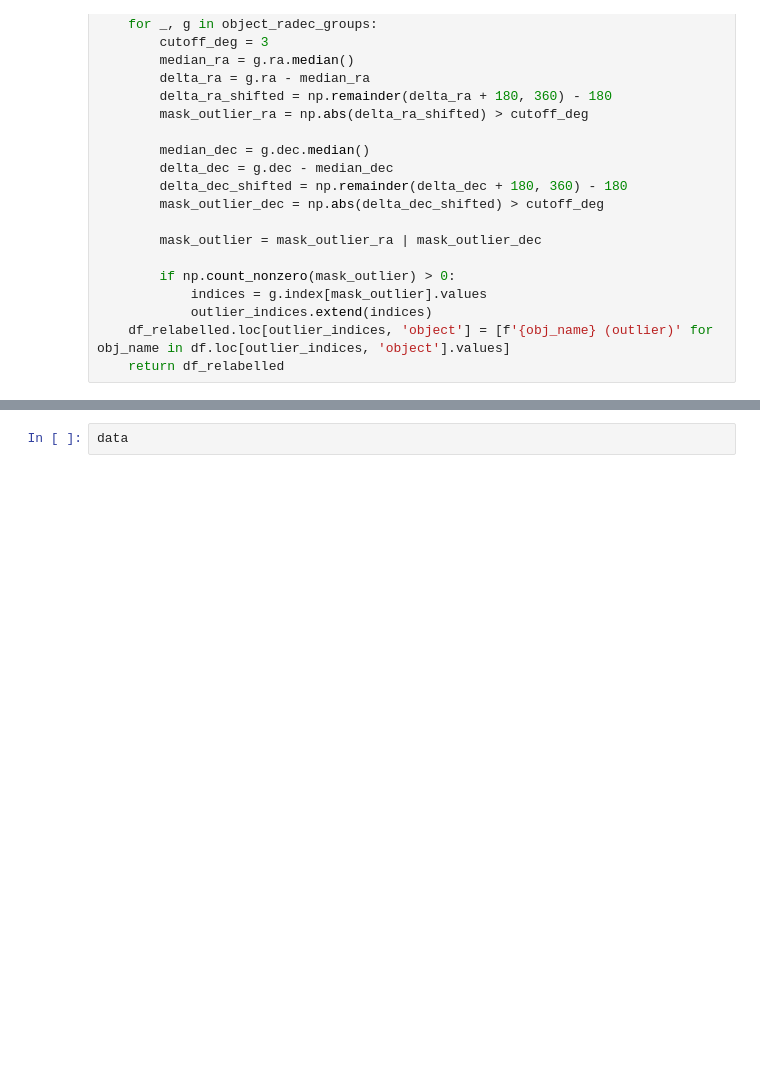
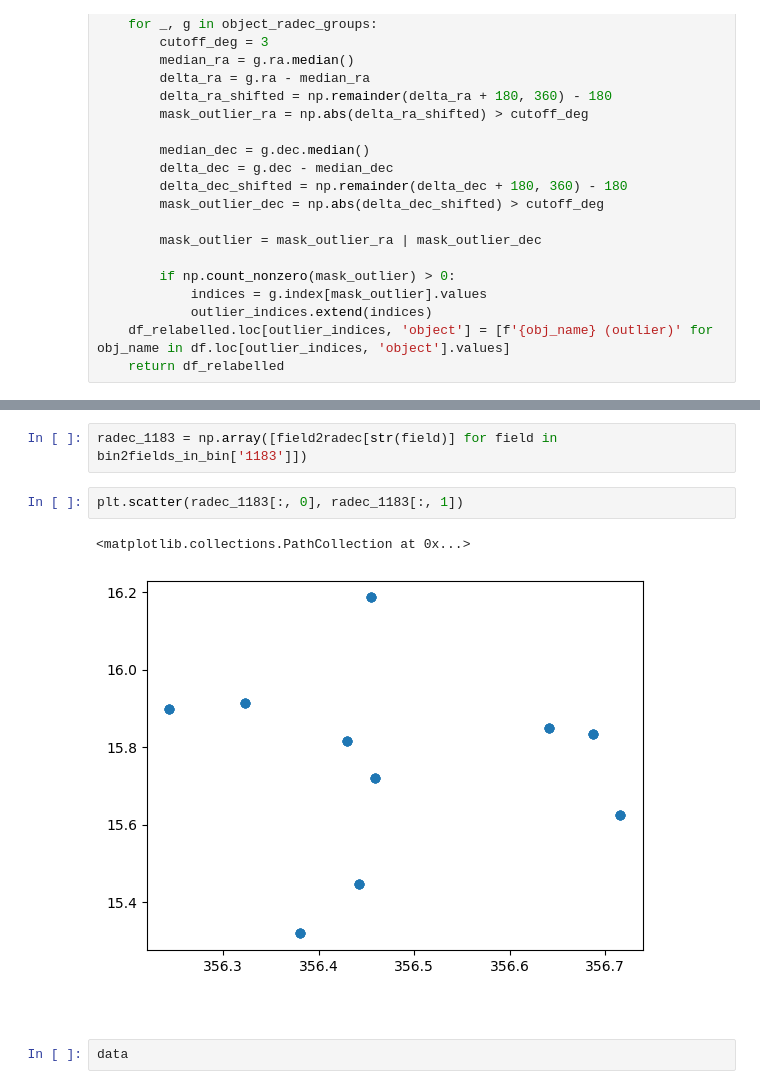
Before and after one commit to rachelhur/survey-ops, a Jupyter notebook: notebooks/save_field_and_bin_mappings.ipynb, the cells around one changed output, grey strips where cells are left out. Cells and saved outputs as stored; diff of their text form; blank space fills up the shorter version.

```diff
--- a/notebooks/save_field_and_bin_mappings.ipynb
+++ b/notebooks/save_field_and_bin_mappings.ipynb
@@ -209,3 +234,12 @@ with open('../data/field2radec.json', 'r') as f:
+# %%
+radec_1183 = np.array([field2radec[str(field)] for field in bin2fields_in_bin['1183']])
+# %%
+plt.scatter(radec_1183[:, 0], radec_1183[:, 1])
+# %% [output]
+<matplotlib.collections.PathCollection at 0x...>
+[figure, added]
+# %% [markdown]
+##
 # %%
 data
 # %% [output]
```
Also changed, not shown: parts of 5 cells of this notebook, 7 other files.
